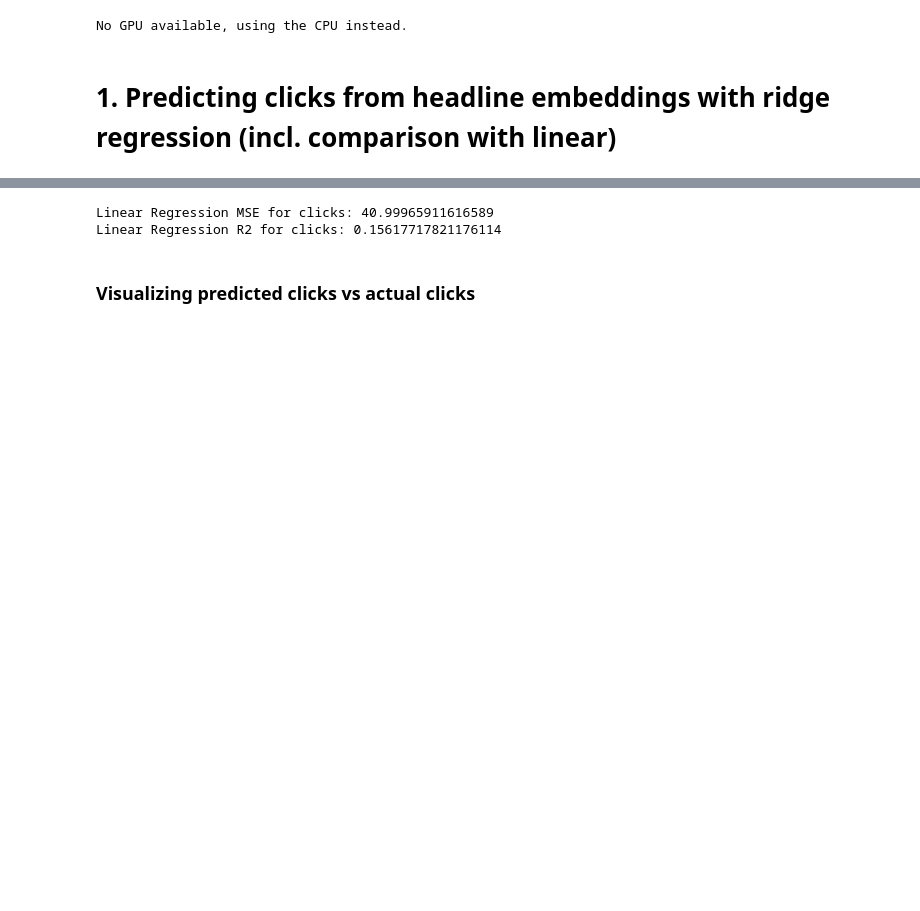
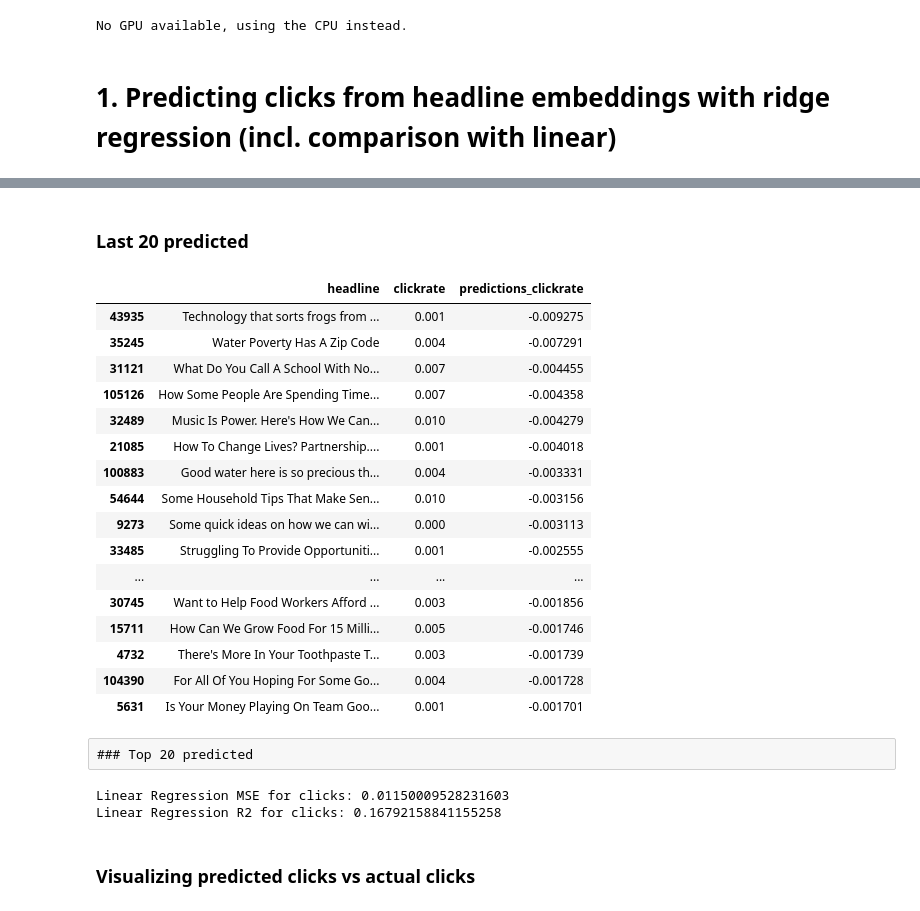
Before and after one commit to antschum/causal_headline_evaluator, a Jupyter notebook: 2023-28-11-Meeting.ipynb, the cells around one changed output, grey strips where cells are left out. Drawn from its saved outputs; the diff is of its cells as text; code cells hidden in the pictures; blank space fills up the shorter version.

Commit message:
last update

```diff
--- a/2023-28-11-Meeting.ipynb
+++ b/2023-28-11-Meeting.ipynb
@@ -79,3 +77,21 @@ with open('full_embeddings.pkl', "rb") as fIn:
 # %%
 # Model
 X_train, X_test, y_train, y_test = train_test_split(stored_embeddings, clicks, test_size=0.2)
+# %%
+# Ridge Model
+ridge_model =RidgeCV(alphas=[0.001,0.002,0.005,0.01,0.05,0.07,0.2,0.4,0.6, 1, 10],store_cv_values=True)
+ridge_model.fit(X_train, y_train)
+ridge_model.score(X_train,y_train) #0.1629
+predictions = ridge_model.predict(X_test) #alpha = 10
+rmse = mean_squared_error(y_test, predictions, squared=False)
+print("Ridge Regression MSE for click difference:", rmse)
+print("Ridge Regression R2 for click difference:", r2_score(y_true=y_test, y_pred=predictions))
+df["predictions"] = ridge_model.predict(stored_embeddings)
+print("Spearman correlation:",spearmanr(df.sort_values(["predictions"]).loc[:,"headline"],df.sort_values(["clicks"]).loc[:,"headline"]))
+
+#last 20
+print("Last 20 predicted:", df.sort_values(["predictions"]).loc[:,['headline',"clicks"]][:20])
+print("Last 20 true:",df.sort_values(["clicks"]).loc[:,['headline',"clicks"]][:20])
+#first 20
+print("Top 20 predicted:",df.sort_values(["predictions"]).loc[:,['headline',"clicks"]][-20:])
+print("Top 20 true:",df.sort_values(["clicks"]).loc[:,['headline',"clicks"]][-20:])
@@ -88,4 +122,6 @@ predictions = ridge_model.predict(X_test) #alpha = 10
 rmse = mean_squared_error(y_test, predictions, squared=False)
 print("Ridge Regression MSE for click difference:", rmse)
 print("Ridge Regression R2 for click difference:", r2_score(y_true=y_test, y_pred=predictions))
+df["predictions"] = ridge_model.predict(stored_embeddings)
+print("Spearman correlation:",spearmanr(df.sort_values(["predictions"]).loc[:,"headline"],df.sort_values(["clicks"]).loc[:,"headline"]))
 # %% [output]
@@ -93,0 +190,25 @@ Ridge Regression R2 for click difference: 0.1563075208628737
+# %% [markdown]
+### Last 20 predicted
+# %%
+#last 20 predicted
+df.sort_values(["predictions_clickrate"]).loc[:,['headline',"clickrate","predictions_clickrate"]][:20]
+# %% [output]
+|  | headline | clickrate | predictions_clickrate |
+| 43935 | Technology that sorts frogs from ... | 0.001 | -0.009275 |
+| 35245 | Water Poverty Has A Zip Code | 0.004 | -0.007291 |
+| 31121 | What Do You Call A School With No... | 0.007 | -0.004455 |
+| 105126 | How Some People Are Spending Time... | 0.007 | -0.004358 |
+| 32489 | Music Is Power. Here's How We Can... | 0.010 | -0.004279 |
+| 21085 | How To Change Lives? Partnership.... | 0.001 | -0.004018 |
+| 100883 | Good water here is so precious th... | 0.004 | -0.003331 |
+| 54644 | Some Household Tips That Make Sen... | 0.010 | -0.003156 |
+| 9273 | Some quick ideas on how we can wi... | 0.000 | -0.003113 |
+| 33485 | Struggling To Provide Opportuniti... | 0.001 | -0.002555 |
+| ... | ... | ... | ... |
+| 30745 | Want to Help Food Workers Afford ... | 0.003 | -0.001856 |
+| 15711 | How Can We Grow Food For 15 Milli... | 0.005 | -0.001746 |
+| 4732 | There's More In Your Toothpaste T... | 0.003 | -0.001739 |
+| 104390 | For All Of You Hoping For Some Go... | 0.004 | -0.001728 |
+| 5631 | Is Your Money Playing On Team Goo... | 0.001 | -0.001701 |
+# %% [raw]
+### Top 20 predicted
@@ -101,8 +225,8 @@ rmse = mean_squared_error(y_test, predictions, squared=False)
 print("Linear Regression MSE for clicks:", rmse)
 print("Linear Regression R2 for clicks:", r2_score(y_true=y_test, y_pred=predictions))
 # %% [output]
-Linear Regression MSE for clicks: 40.99965911616589
-Linear Regression R2 for clicks: 0.15617717821176114
+Linear Regression MSE for clicks: 0.01150009528231603
+Linear Regression R2 for clicks: 0.16792158841155258
 # %% [markdown]
 ### Visualizing predicted clicks vs actual clicks
 # %%
```
Also changed, not shown: parts of 17 cells of this notebook, 1 other file.
